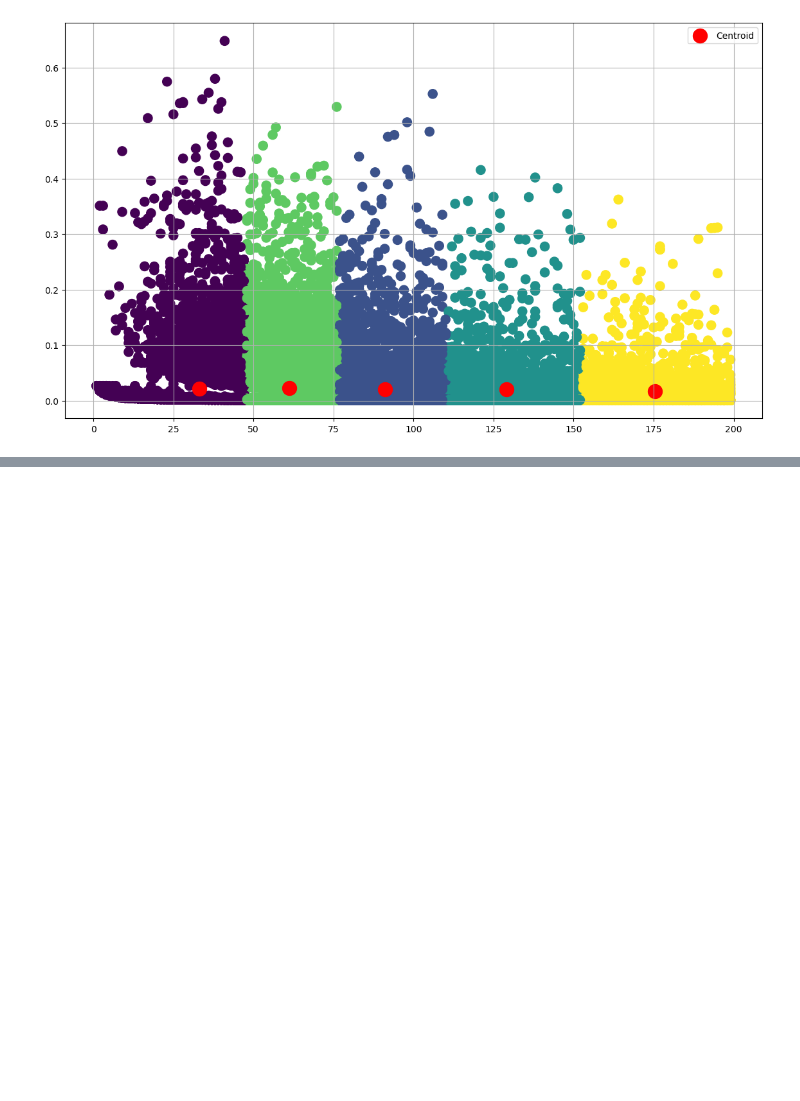
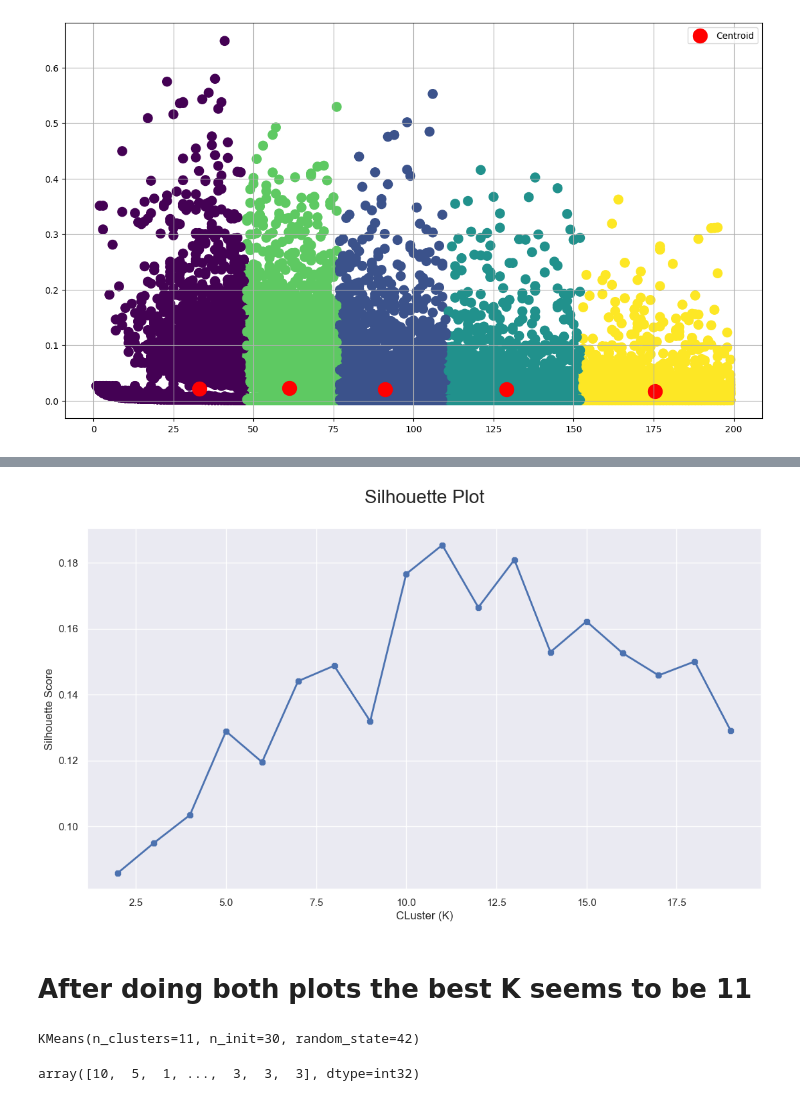
Before and after one commit to Totally-Kyle/Spotify-Analysis, a Jupyter notebook: Modeling.ipynb, the cells around one changed output, grey strips where cells are left out. Saved outputs shown, nothing was run; the diff lists cells and outputs as text; code cells hidden in the pictures; blank space fills up the shorter version.

```diff
--- a/Modeling.ipynb
+++ b/Modeling.ipynb
@@ -96,0 +122,30 @@ plt.show()
+# %%
+# Create Scaled Silhouette Score Plot
+silhouette_scaled = []
+for k in range(2, 20):
+    kmeans = KMeans(n_clusters=k, init="k-means++")
+    predictions = kmeans.fit_predict(X1_scaled)
+    silhouette_scaled.append(metrics.silhouette_score(X1_scaled, predictions))
+
+plt.figure(figsize = (13, 7))
+plt.plot(range(2, 20), silhouette_scaled, linewidth = 2, marker = '8')
+plt.title('Silhouette Plot\n', fontsize = 20)
+plt.xlabel('CLuster (K)')
+plt.ylabel('Silhouette Score')
+plt.show()
+# %% [output]
+[figure, added]
+# %% [markdown]
+# After doing both plots the best K seems to be 11
+# %%
+# Use the 11 clusters to make a new scaled KMeans object
+kmeans_scaled = KMeans(n_clusters=11, init="k-means++", n_init=30, random_state =42)
+kmeans_scaled.fit(X1_scaled)
+# %% [output]
+KMeans(n_clusters=11, n_init=30, random_state=42)
+# %%
+#label the scaled data
+labels = kmeans_scaled.fit_predict(X1_scaled)
+labels
+# %% [output]
+array([10,  5,  1, ...,  3,  3,  3], dtype=int32)
```
Also changed, not shown: parts of 8 cells of this notebook.
